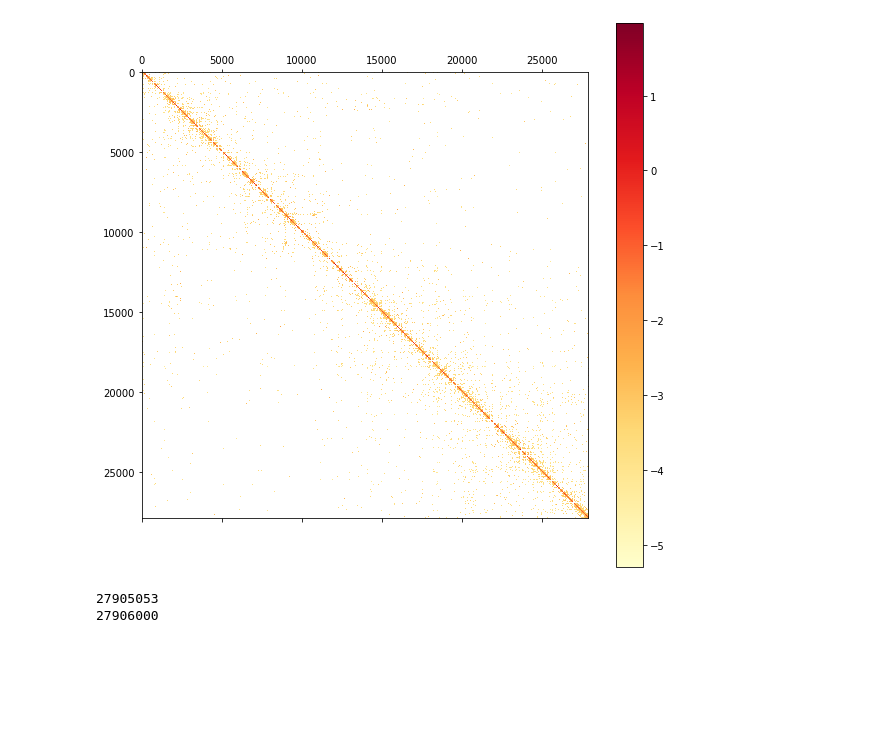
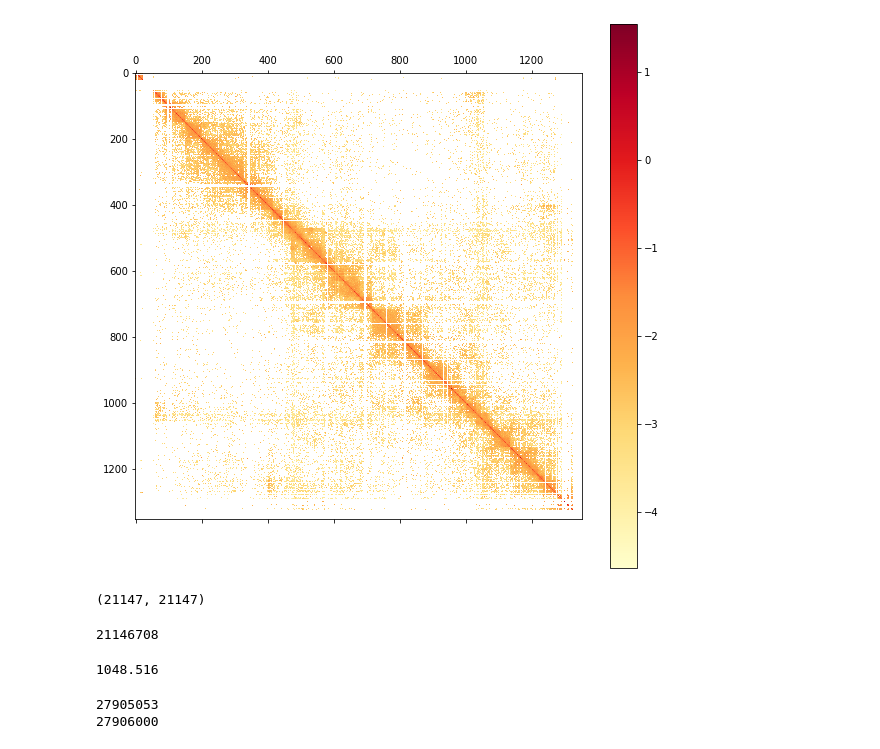
Before and after one commit to NeilAlishev/HiCPredictor, a Jupyter notebook: DeepHiCResearch.ipynb, the cells around one changed output. Cells and saved outputs as stored; diff of their text form; code cells hidden in the pictures; blank space fills up the shorter version.

```diff
--- a/DeepHiCResearch.ipynb
+++ b/DeepHiCResearch.ipynb
@@ -128,11 +142,4 @@ def form_train_y(training_squares):
 # %%
-filepath = "S2-Wang2017-async.dm3.mapq_30.100.mcool"
-resolution = "::/resolutions/1000" # 1 KB resolution
-
-# Colab specific code
-# filepath = "drive/My Drive/Colab Notebooks/S2-Wang2017-async.dm3.mapq_30.100.mcool"
-
-c = cooler.Cooler(filepath + resolution)
-arr = c.matrix(balance=True).fetch('chr3R')
+arr = c.matrix(balance=True).fetch('chr4')
 # For adaptive coarse-grain transformation purposes
 arr_raw = c.matrix(balance=False).fetch('chr3R')
@@ -150,5 +146,5 @@ list(c.chroms())
 # %%
-plot_hic(arr)
+plot_hic(arr, use_log_scale = True)
 # %% [output]
-[figure, old version]
+[figure, new version]
 # %%
@@ -156,6 +152,18 @@ fasta_file = "chr3R.fa"
 fasta_sequence = list(SeqIO.parse(open(fasta_file),'fasta'))[0]
 
 name, sequence = fasta_sequence.id, str(fasta_sequence.seq)
+# %%
+arr.shape
+# %% [output]
+(21147, 21147)
+# %%
+len(sequence)
+# %% [output]
+21146708
+# %%
+(1048576 - 60.000) / 1000
+# %% [output]
+1048.516
 # %%
 # Вопрос: Не точно совпадают длины последовательности и HI-C
 print(len(sequence))
```
Also changed, not shown: parts of 7 cells of this notebook.
